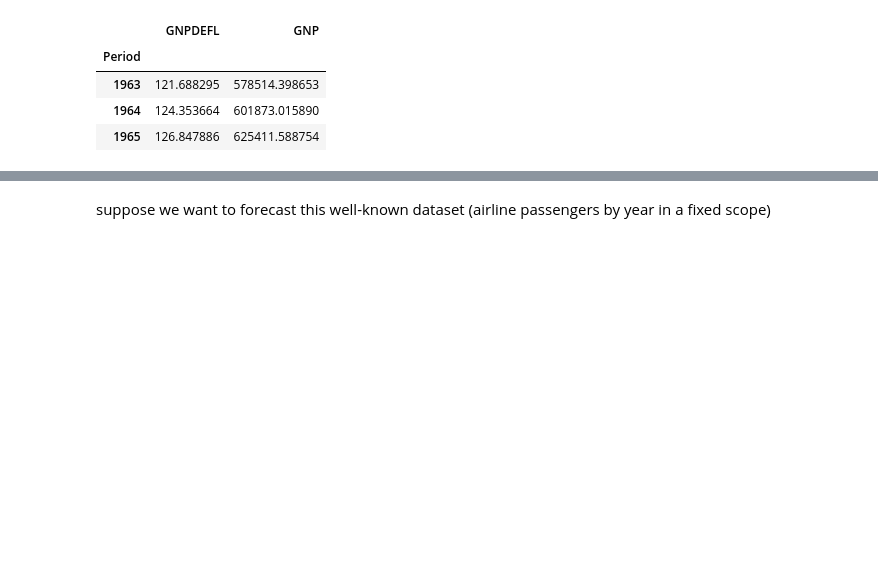
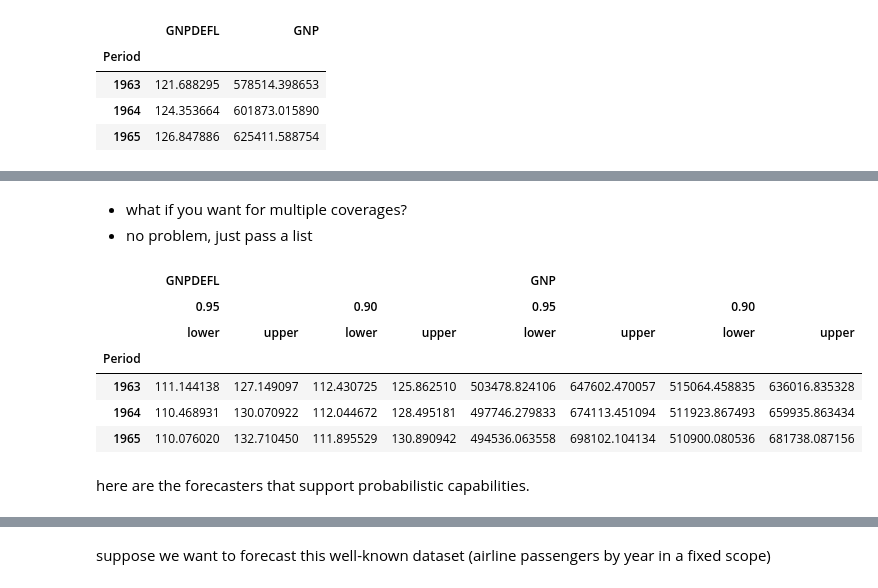
Before and after one commit to sktime/sktime-tutorial-pydata-global-2023, a Jupyter notebook: notebooks/02_forecasting.ipynb, the cells around one changed output, grey strips where cells are left out. Saved outputs shown, nothing was run; the diff lists cells and outputs as text; code cells hidden in the pictures; blank space fills up the shorter version.

```diff
--- a/notebooks/02_forecasting.ipynb
+++ b/notebooks/02_forecasting.ipynb
@@ -176,0 +315,17 @@ forecaster.forecasters_
+# %% [markdown]
+* what if you want for multiple coverages?
+* no problem, just pass a list
+# %%
+y_pred_int_multiple = forecaster.predict_interval(coverage=[0.95, 0.9])
+
+y_pred_int_multiple
+# %% [output]
+|  | GNPDEFL |  |  |  | GNP |  |  |  |
+|  | 0.95 |  | 0.90 |  | 0.95 |  | 0.90 |  |
+|  | lower | upper | lower | upper | lower | upper | lower | upper |
+| Period |  |  |  |  |  |  |  |  |
+| 1963 | 111.144138 | 127.149097 | 112.430725 | 125.862510 | 503478.824106 | 647602.470057 | 515064.458835 | 636016.835328 |
+| 1964 | 110.468931 | 130.070922 | 112.044672 | 128.495181 | 497746.279833 | 674113.451094 | 511923.867493 | 659935.863434 |
+| 1965 | 110.076020 | 132.710450 | 111.895529 | 130.890942 | 494536.063558 | 698102.104134 | 510900.080536 | 681738.087156 |
+# %% [markdown]
+here are the forecasters that support probabilistic capabilities.
```
Also changed, not shown: parts of 59 cells of this notebook.
